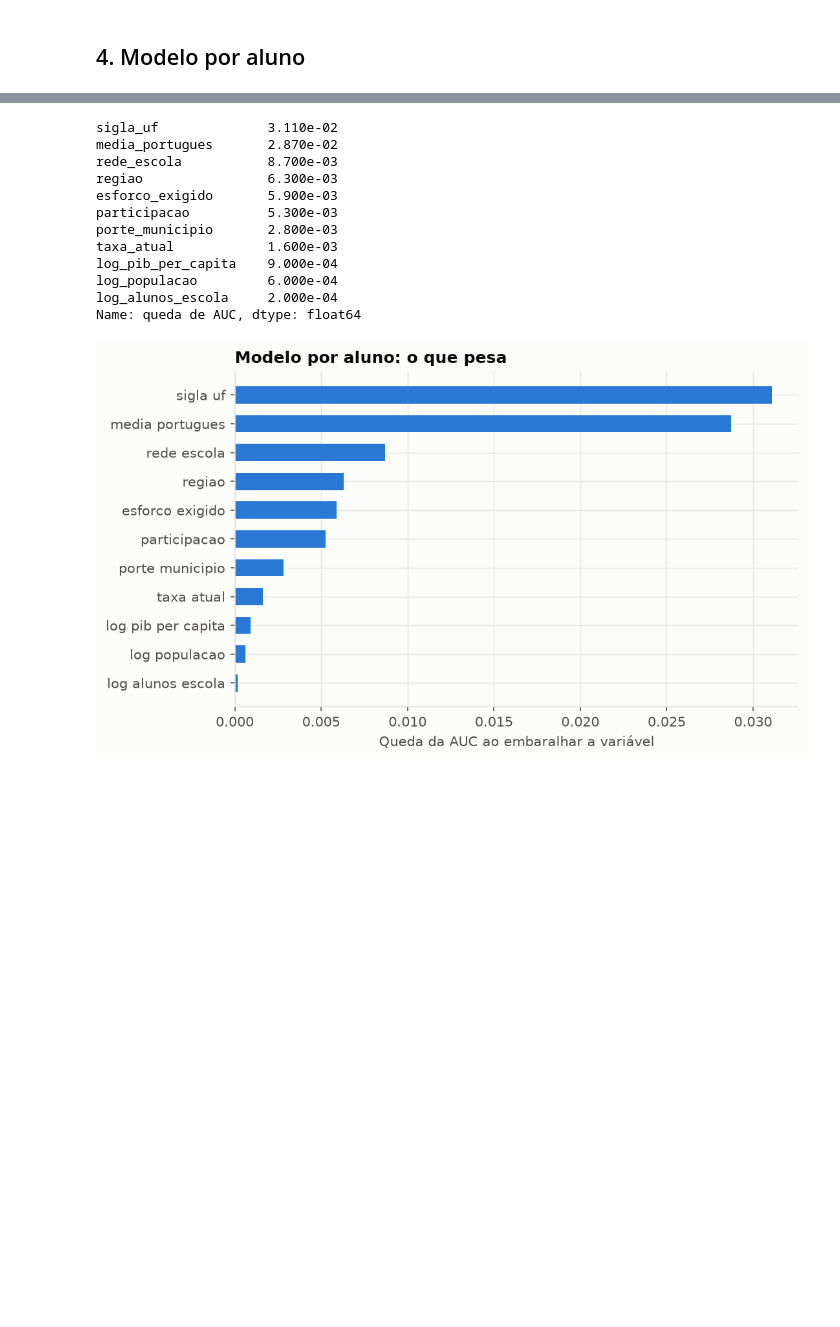
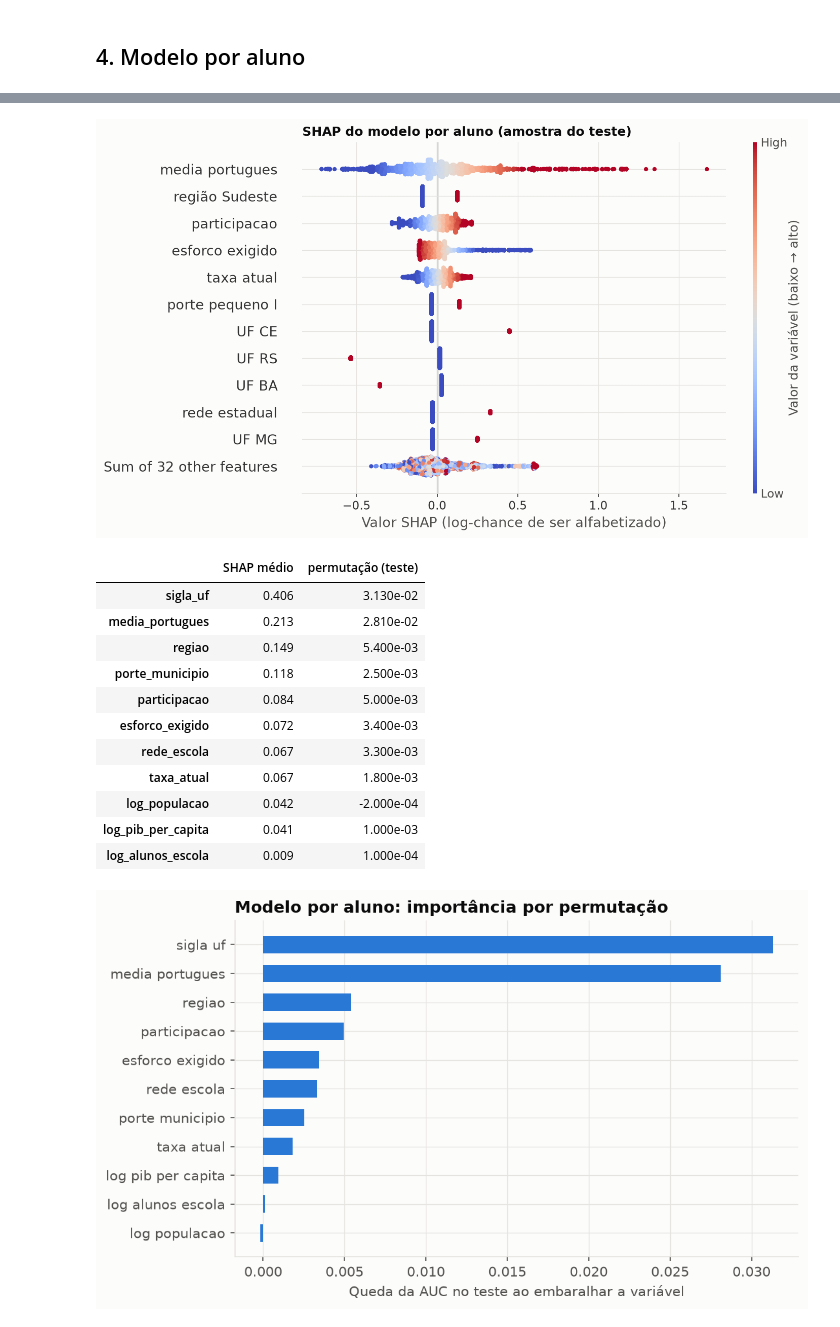
Before and after one commit to leonardoaz98/tech-challenge-fase3, a Jupyter notebook: notebooks/03_escolas_e_modelo_aluno.ipynb, the cells around one changed output, grey strips where cells are left out. Saved outputs shown, nothing was run; the diff lists cells and outputs as text; code cells hidden in the pictures; blank space fills up the shorter version.

```diff
--- a/notebooks/03_escolas_e_modelo_aluno.ipynb
+++ b/notebooks/03_escolas_e_modelo_aluno.ipynb
@@ -119,19 +134,21 @@ display(Image('images/aluno_auc_comparacao.png'))
 - O que falta para prever a criança está dentro da sala de aula: frequência, avaliação diagnóstica, histórico do aluno. Nada disso está nos dados abertos.
 # %%
-display(pd.Series(m['importancia'], name='queda de AUC'))
+display(Image('images/aluno_shap_resumo.png'))
+display(pd.DataFrame({'SHAP médio': m['shap_medio_por_variavel'], 'permutação (teste)': m['importancia_permutacao']}))
 display(Image('images/aluno_importancia.png'))
 # %% [output]
-sigla_uf              3.110e-02
-media_portugues       2.870e-02
-rede_escola           8.700e-03
-regiao                6.300e-03
-esforco_exigido       5.900e-03
-participacao          5.300e-03
-porte_municipio       2.800e-03
-taxa_atual            1.600e-03
-log_pib_per_capita    9.000e-04
-log_populacao         6.000e-04
-log_alunos_escola     2.000e-04
-Name: queda de AUC, dtype: float64
-[figure, old version]
+[figure, new version]
+|  | SHAP médio | permutação (teste) |
+| sigla_uf | 0.406 | 3.130e-02 |
+| media_portugues | 0.213 | 2.810e-02 |
+| regiao | 0.149 | 5.400e-03 |
+| porte_municipio | 0.118 | 2.500e-03 |
+| participacao | 0.084 | 5.000e-03 |
+| esforco_exigido | 0.072 | 3.400e-03 |
+| rede_escola | 0.067 | 3.300e-03 |
+| taxa_atual | 0.067 | 1.800e-03 |
+| log_populacao | 0.042 | -2.000e-04 |
+| log_pib_per_capita | 0.041 | 1.000e-03 |
+| log_alunos_escola | 0.009 | 1.000e-04 |
+[figure, added]
 # %% [markdown]
```
Also changed, not shown: parts of 3 cells of this notebook, 9 other files.
